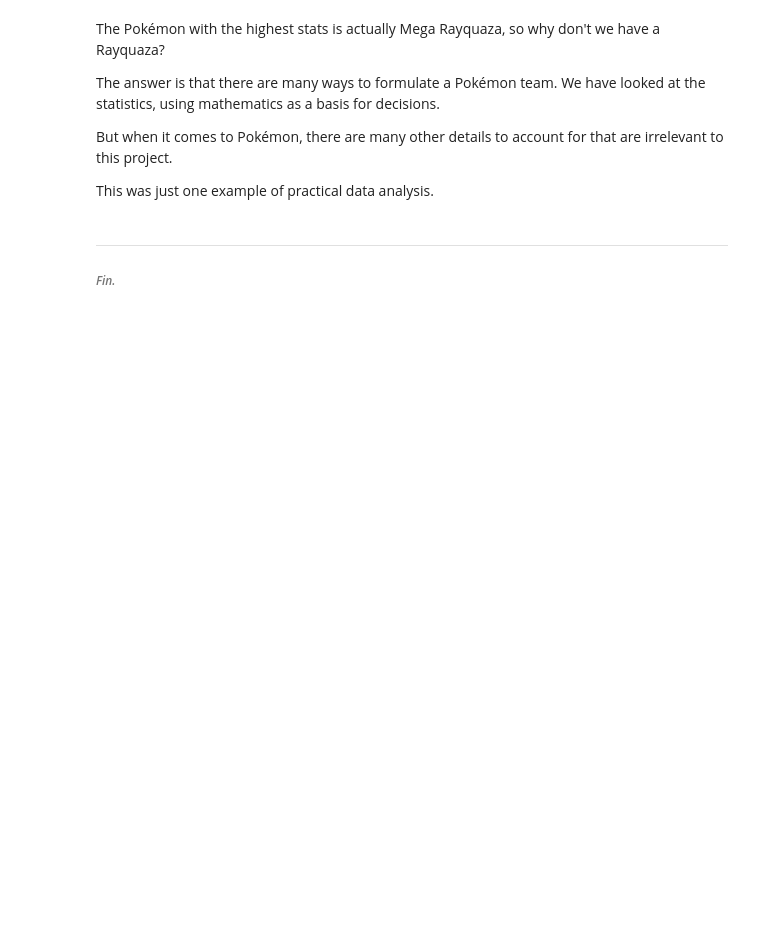
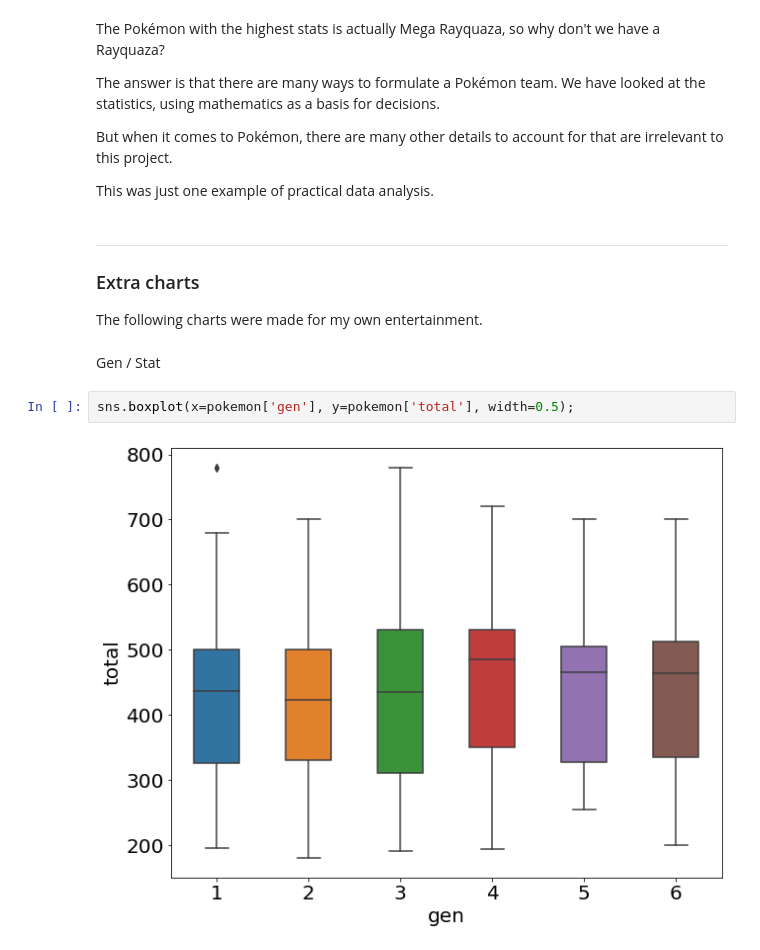
Before and after one commit to TurnipGuy30/Jupyter, a Jupyter notebook: Assignment/Data Analysis.ipynb, the cells around one changed output. Saved outputs shown, nothing was run; the diff lists cells and outputs as text; blank space fills up the shorter version.

```diff
--- a/Assignment/Data Analysis.ipynb
+++ b/Assignment/Data Analysis.ipynb
@@ -306,7 +302,15 @@ The answer is that there are many ways to formulate a Pokémon team. We have loo
 But when it comes to Pokémon, there are many other details to account for that are irrelevant to this project.
 
 This was just one example of practical data analysis.
-# %% [markdown]
----
-
-###### *Fin.*
+# %% [markdown]
+---
+
+### Extra charts
+
+The following charts were made for my own entertainment.
+# %% [markdown]
+Gen / Stat
+# %%
+sns.boxplot(x=pokemon['gen'], y=pokemon['total'], width=0.5);
+# %% [output]
+[figure, added]
```
Also changed, not shown: parts of 30 cells of this notebook.
